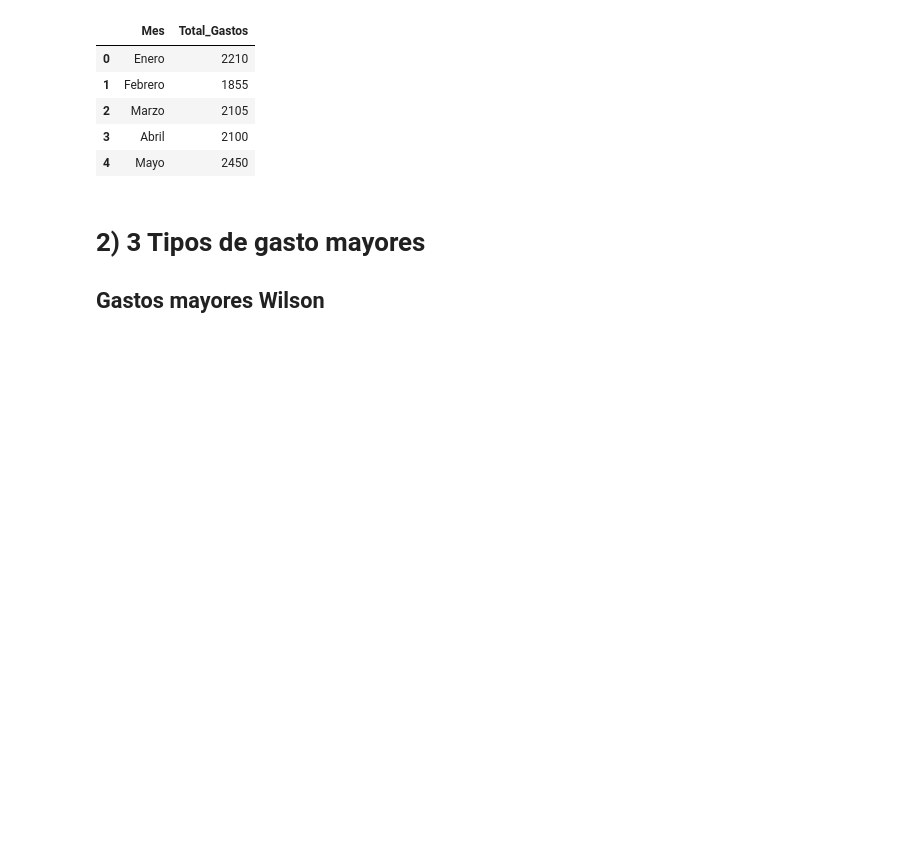
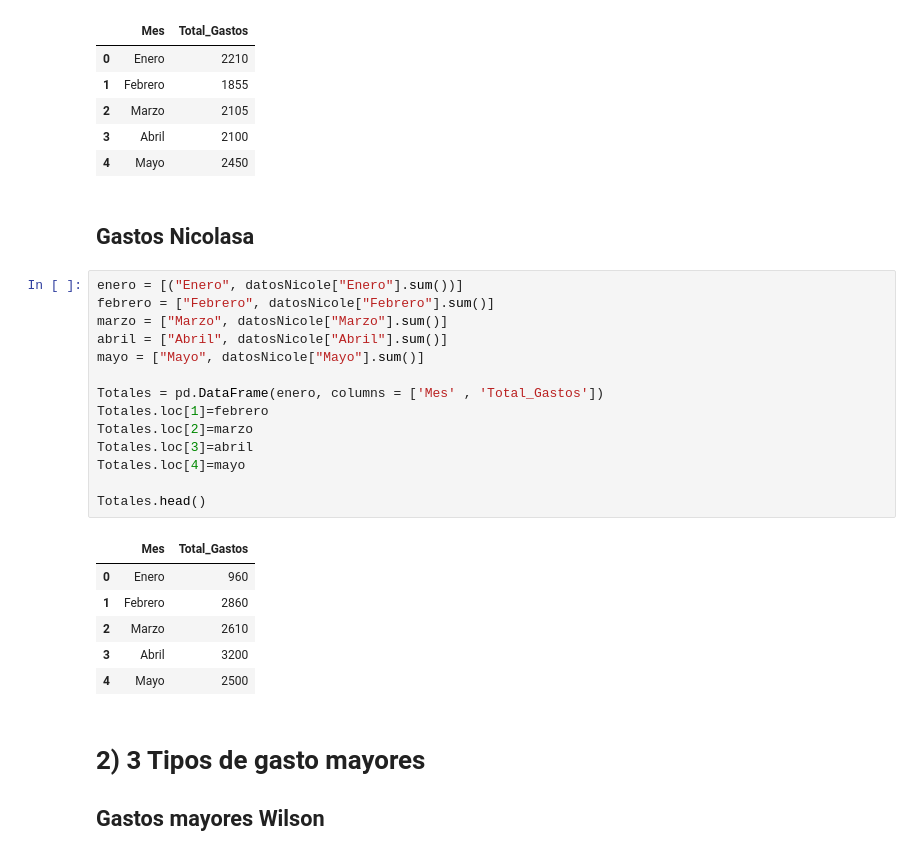
Before and after one commit to WilsonECN/LabModeloOriginal, a Jupyter notebook: Laboratorio Creacion Modelo original.ipynb, the cells around one changed output. Cells and saved outputs as stored; diff of their text form; blank space fills up the shorter version.

```diff
--- a/Laboratorio Creacion Modelo original.ipynb
+++ b/Laboratorio Creacion Modelo original.ipynb
@@ -28,6 +48,29 @@ Totales.head()
 | 2 | Marzo | 2105 |
 | 3 | Abril | 2100 |
 | 4 | Mayo | 2450 |
+# %% [markdown]
+## Gastos Nicolasa
+# %%
+enero = [("Enero", datosNicole["Enero"].sum())]
+febrero = ["Febrero", datosNicole["Febrero"].sum()]
+marzo = ["Marzo", datosNicole["Marzo"].sum()]
+abril = ["Abril", datosNicole["Abril"].sum()]
+mayo = ["Mayo", datosNicole["Mayo"].sum()]
+
+Totales = pd.DataFrame(enero, columns = ['Mes' , 'Total_Gastos'])
+Totales.loc[1]=febrero
+Totales.loc[2]=marzo
+Totales.loc[3]=abril
+Totales.loc[4]=mayo
+
+Totales.head()
+# %% [output]
+|  | Mes | Total_Gastos |
+| 0 | Enero | 960 |
+| 1 | Febrero | 2860 |
+| 2 | Marzo | 2610 |
+| 3 | Abril | 3200 |
+| 4 | Mayo | 2500 |
 # %% [markdown]
 # 2) 3 Tipos de gasto mayores
 ## Gastos mayores Wilson
```
Also changed, not shown: parts of 7 cells of this notebook, 1 other file.
